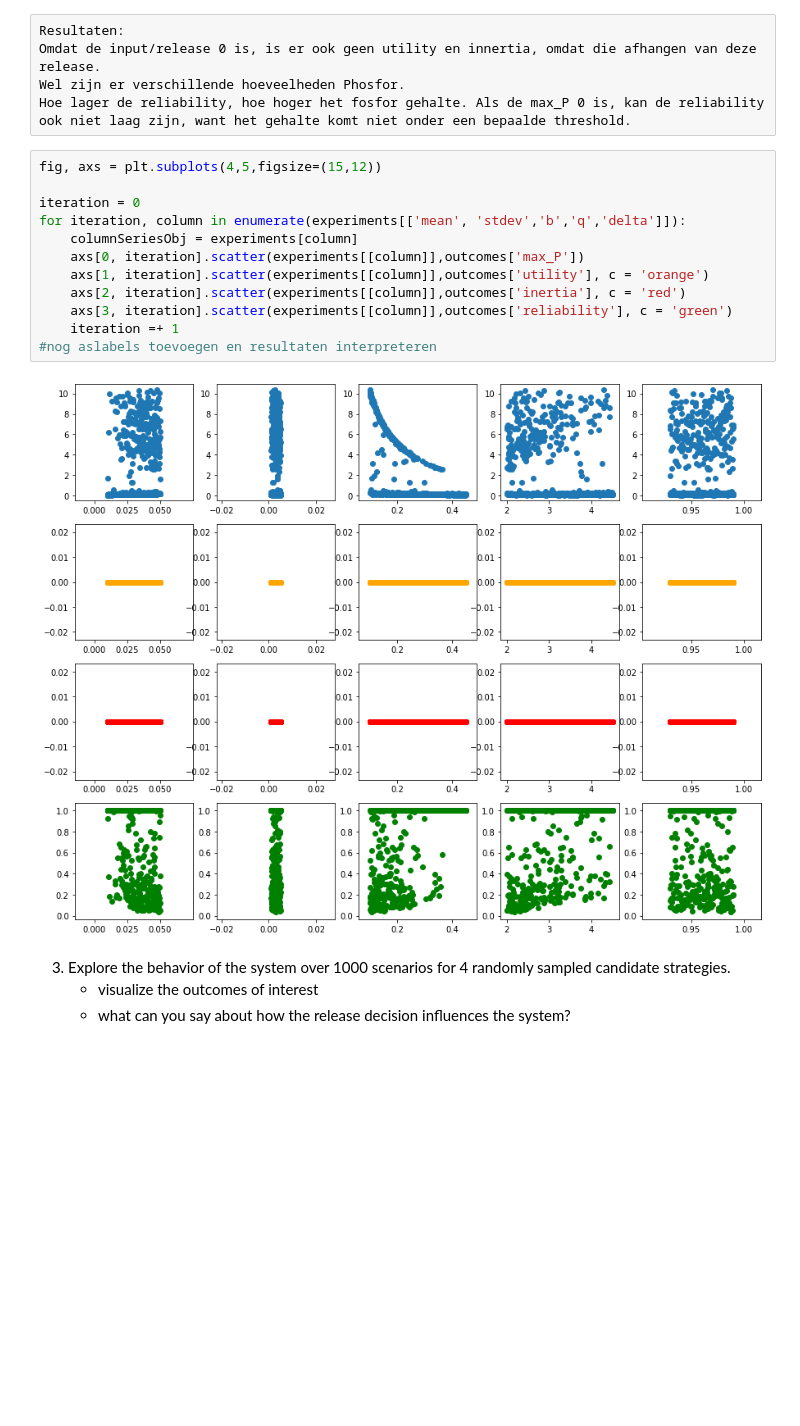
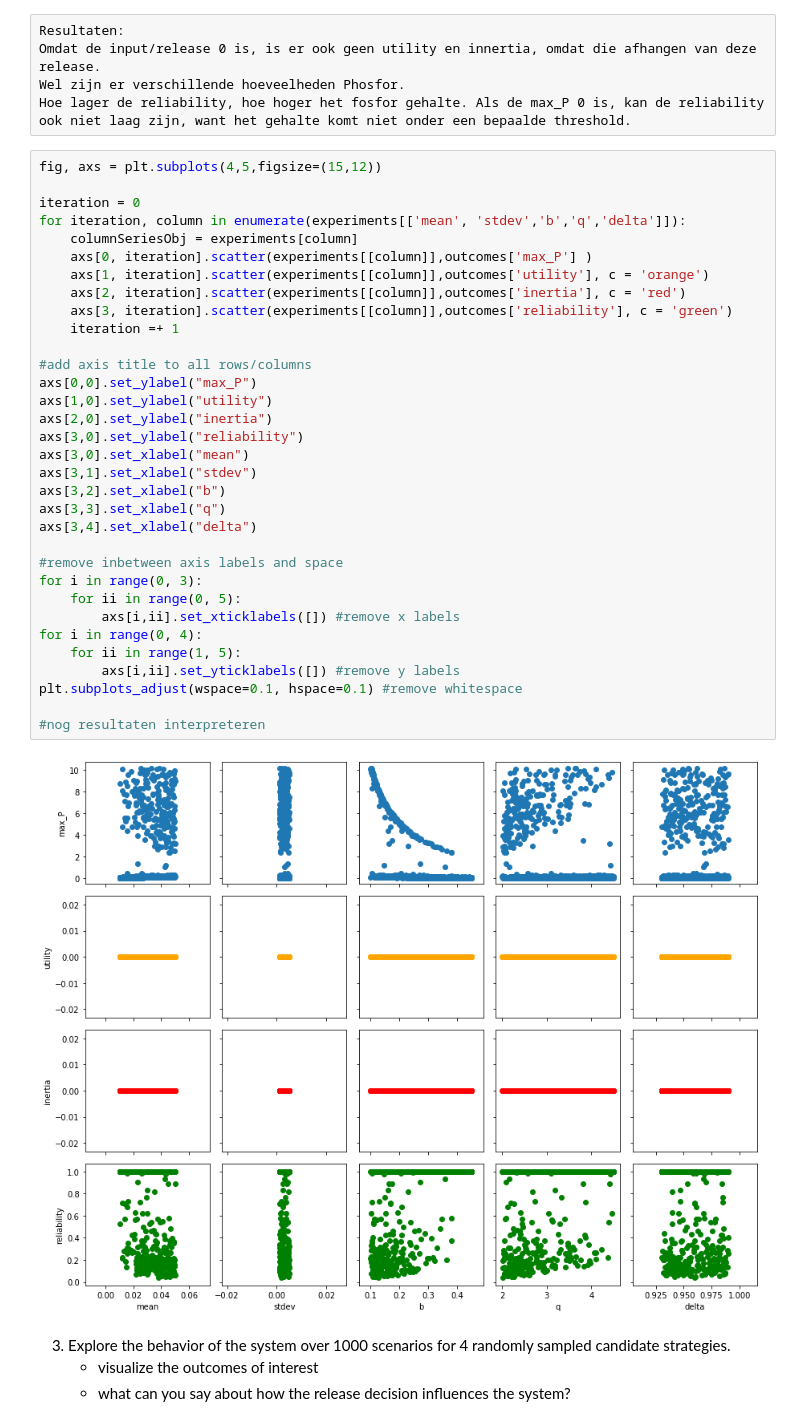
Before and after one commit to oli4oli4/Model-based-decision-making, a Jupyter notebook: Assigments week 1,2/assignment 2 - lakemodel-Maarten.ipynb, the cells around one changed output. Drawn from its saved outputs; the diff is of its cells as text; blank space fills up the shorter version.

```diff
--- a/Assigments week 1,2/assignment 2 - lakemodel-Maarten.ipynb
+++ b/Assigments week 1,2/assignment 2 - lakemodel-Maarten.ipynb
@@ -110,17 +128,38 @@ Hoe lager de reliability, hoe hoger het fosfor gehalte. Als de max_P 0 is, kan d
 # %%
 fig, axs = plt.subplots(4,5,figsize=(15,12))
 
 iteration = 0
 for iteration, column in enumerate(experiments[['mean', 'stdev','b','q','delta']]):
     columnSeriesObj = experiments[column]
-    axs[0, iteration].scatter(experiments[[column]],outcomes['max_P'])
+    axs[0, iteration].scatter(experiments[[column]],outcomes['max_P'] )
     axs[1, iteration].scatter(experiments[[column]],outcomes['utility'], c = 'orange')
     axs[2, iteration].scatter(experiments[[column]],outcomes['inertia'], c = 'red')
     axs[3, iteration].scatter(experiments[[column]],outcomes['reliability'], c = 'green')
     iteration =+ 1
-#nog aslabels toevoegen en resultaten interpreteren
+
+#add axis title to all rows/columns
+axs[0,0].set_ylabel("max_P")
+axs[1,0].set_ylabel("utility")
+axs[2,0].set_ylabel("inertia")
+axs[3,0].set_ylabel("reliability")
+axs[3,0].set_xlabel("mean")
+axs[3,1].set_xlabel("stdev")
+axs[3,2].set_xlabel("b")
+axs[3,3].set_xlabel("q")
+axs[3,4].set_xlabel("delta")
+
+#remove inbetween axis labels and space
+for i in range(0, 3):
+    for ii in range(0, 5):
+        axs[i,ii].set_xticklabels([]) #remove x labels
+for i in range(0, 4):
+    for ii in range(1, 5):
+        axs[i,ii].set_yticklabels([]) #remove y labels
+plt.subplots_adjust(wspace=0.1, hspace=0.1) #remove whitespace
+
+#nog resultaten interpreteren
 # %% [output]
-[figure, old version]
+[figure, new version]
 # %% [markdown]
 3. Explore the behavior of the system over 1000 scenarios for 4 randomly sampled candidate strategies.
     * visualize the outcomes of interest
```
Also changed, not shown: parts of 2 cells of this notebook.
